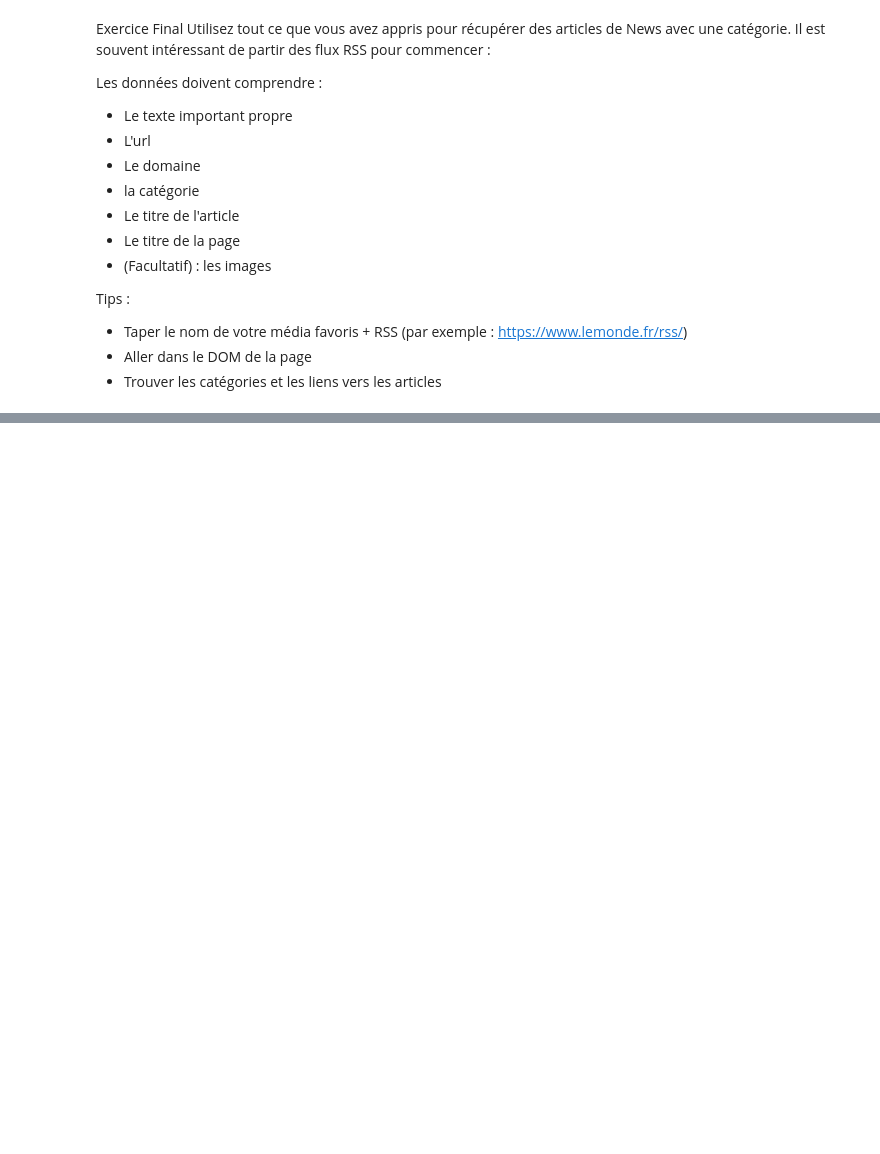
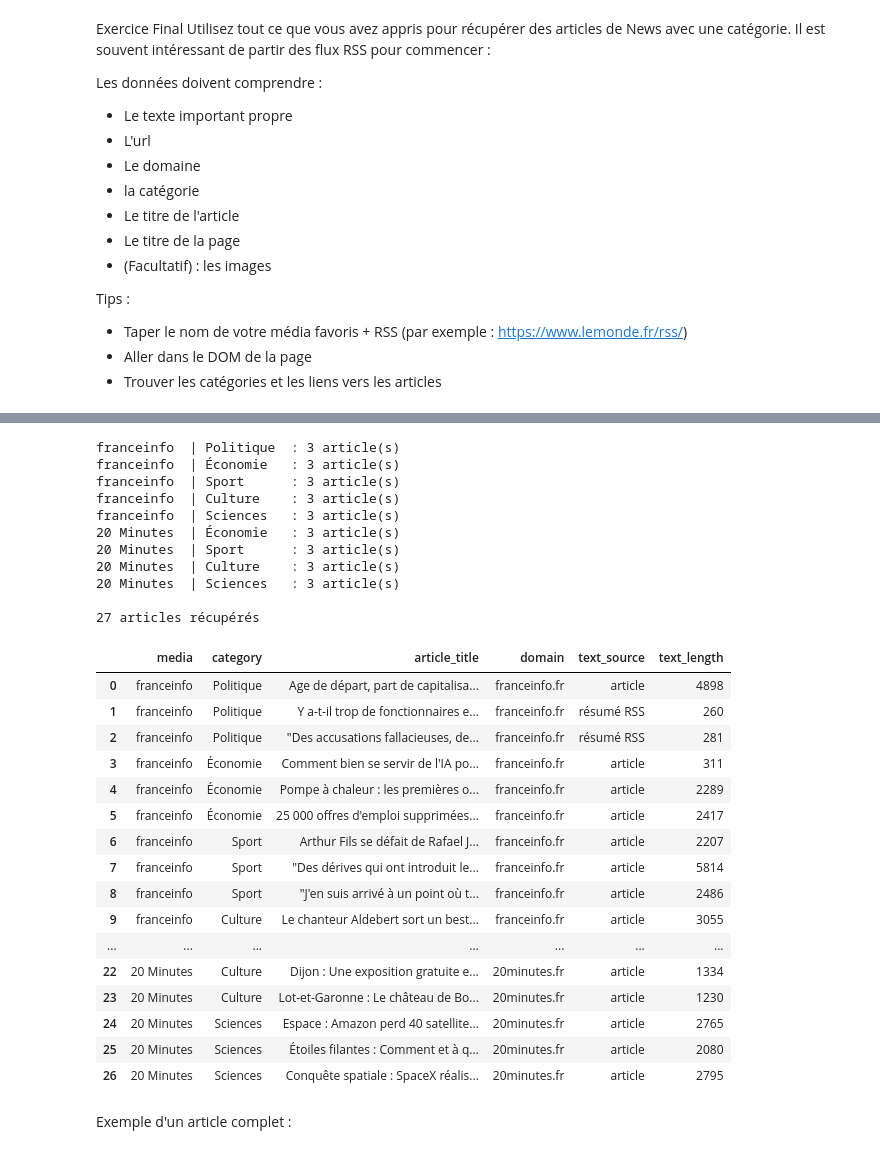
Before and after one commit to victor-vignot/DataEngineerTools, a Jupyter notebook: 1Introduction/Part4_Simple_Web_Scraping.ipynb, the cells around one changed output, grey strips where cells are left out. Saved outputs shown, nothing was run; the diff lists cells and outputs as text; code cells hidden in the pictures; blank space fills up the shorter version.

Commit message:
Exercice final web scraping (flux RSS)

```diff
--- a/1Introduction/Part4_Simple_Web_Scraping.ipynb
+++ b/1Introduction/Part4_Simple_Web_Scraping.ipynb
@@ -505,0 +524,33 @@ Tips :
+# %%
+import time
+from collections import defaultdict
+from urllib.parse import urlunparse
+
+import pandas as pd
+
+# Flux RSS par média et par catégorie
+SOURCES = {
+    "franceinfo": {
+        "Politique": "https://www.francetvinfo.fr/politique.rss",
+        "Économie": "https://www.francetvinfo.fr/economie.rss",
+        "Sport": "https://www.francetvinfo.fr/sports.rss",
+        "Culture": "https://www.francetvinfo.fr/culture.rss",
+        "Sciences": "https://www.francetvinfo.fr/sciences.rss",
+    },
+    "20 Minutes": {
+        "Économie": "https://www.20minutes.fr/feeds/rss-economie.xml",
+        "Sport": "https://www.20minutes.fr/feeds/rss-sport.xml",
+        "Culture": "https://www.20minutes.fr/feeds/rss-culture.xml",
+        "Sciences": "https://www.20minutes.fr/feeds/rss-sciences.xml",
+    },
+}
+
+N_PER_FEED = 3   # nombre d'articles récupérés par flux (on reste raisonnable)
+PAUSE = 1        # secondes entre deux requêtes, pour ne pas surcharger les sites
+
+# Phrases parasites à ne pas garder dans le texte d'un article
+PARASITES = re.compile(
+    r"newsletter|cookies|consentement|connectez-vous|abonnez|France Télévisions utilise"
+    r"|Ce texte correspond à une partie|Activez ou désactivez|Lire aussi|Publié le|Mis à jour",
+    re.IGNORECASE,
+)
@@ -505,0 +676,35 @@ Tips :
+# %%
+df = collect_news()
+print(f"\n{len(df)} articles récupérés")
+df[["media", "category", "article_title", "domain", "text_source", "text_length"]]
+# %% [output]
+franceinfo  | Politique  : 3 article(s)
+franceinfo  | Économie   : 3 article(s)
+franceinfo  | Sport      : 3 article(s)
+franceinfo  | Culture    : 3 article(s)
+franceinfo  | Sciences   : 3 article(s)
+20 Minutes  | Économie   : 3 article(s)
+20 Minutes  | Sport      : 3 article(s)
+20 Minutes  | Culture    : 3 article(s)
+20 Minutes  | Sciences   : 3 article(s)
+
+27 articles récupérés
+|  | media | category | article_title | domain | text_source | text_length |
+| 0 | franceinfo | Politique | Age de départ, part de capitalisa... | franceinfo.fr | article | 4898 |
+| 1 | franceinfo | Politique | Y a-t-il trop de fonctionnaires e... | franceinfo.fr | résumé RSS | 260 |
+| 2 | franceinfo | Politique | "Des accusations fallacieuses, de... | franceinfo.fr | résumé RSS | 281 |
+| 3 | franceinfo | Économie | Comment bien se servir de l'IA po... | franceinfo.fr | article | 311 |
+| 4 | franceinfo | Économie | Pompe à chaleur : les premières o... | franceinfo.fr | article | 2289 |
+| 5 | franceinfo | Économie | 25 000 offres d'emploi supprimées... | franceinfo.fr | article | 2417 |
+| 6 | franceinfo | Sport | Arthur Fils se défait de Rafael J... | franceinfo.fr | article | 2207 |
+| 7 | franceinfo | Sport | "Des dérives qui ont introduit le... | franceinfo.fr | article | 5814 |
+| 8 | franceinfo | Sport | "J'en suis arrivé à un point où t... | franceinfo.fr | article | 2486 |
+| 9 | franceinfo | Culture | Le chanteur Aldebert sort un best... | franceinfo.fr | article | 3055 |
+| ... | ... | ... | ... | ... | ... | ... |
+| 22 | 20 Minutes | Culture | Dijon : Une exposition gratuite e... | 20minutes.fr | article | 1334 |
+| 23 | 20 Minutes | Culture | Lot-et-Garonne : Le château de Bo... | 20minutes.fr | article | 1230 |
+| 24 | 20 Minutes | Sciences | Espace : Amazon perd 40 satellite... | 20minutes.fr | article | 2765 |
+| 25 | 20 Minutes | Sciences | Étoiles filantes : Comment et à q... | 20minutes.fr | article | 2080 |
+| 26 | 20 Minutes | Sciences | Conquête spatiale : SpaceX réalis... | 20minutes.fr | article | 2795 |
+# %% [markdown]
+Exemple d'un article complet :
```
Also changed, not shown: parts of 9 cells of this notebook, 1 other file.
